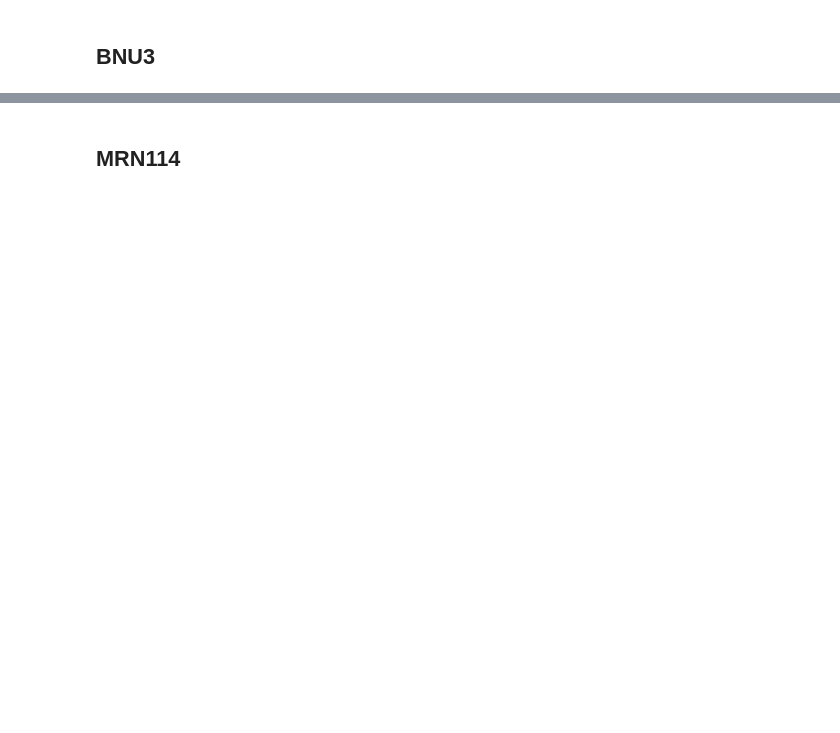
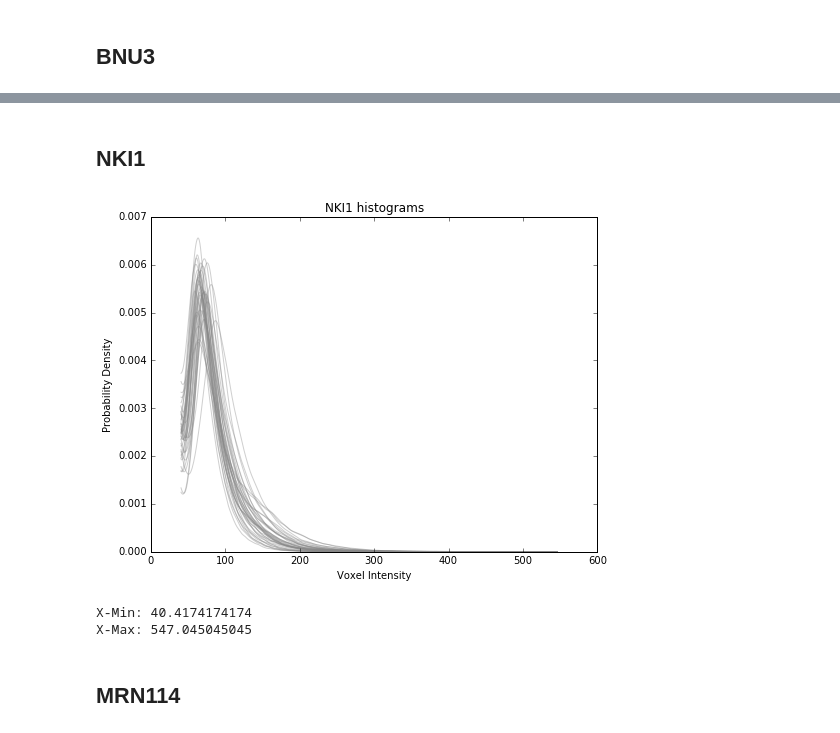
Before and after one commit to neurodata/nddocs-archive, a Jupyter notebook: mrgraphs/dataset_variance/dataset_variance.ipynb, the cells around one changed output, grey strips where cells are left out. Saved outputs shown, nothing was run; the diff lists cells and outputs as text; code cells hidden in the pictures; blank space fills up the shorter version.

Commit message:
updated dataset variance plots

```diff
--- a/mrgraphs/dataset_variance/dataset_variance.ipynb
+++ b/mrgraphs/dataset_variance/dataset_variance.ipynb
@@ -38,3 +38,11 @@ X-Max: 4095.0
+# %% [markdown]
+## NKI1
+# %%
+nki1 = histogram_windowing('./data/NKI1_b0_pdfs.pkl', 'NKI1')
+# %% [output]
+[figure, added]
+X-Min: 40.4174174174
+X-Max: 547.045045045
 # %% [markdown]
 ## MRN114
 # %%
```
Also changed, not shown: parts of 10 cells of this notebook.
